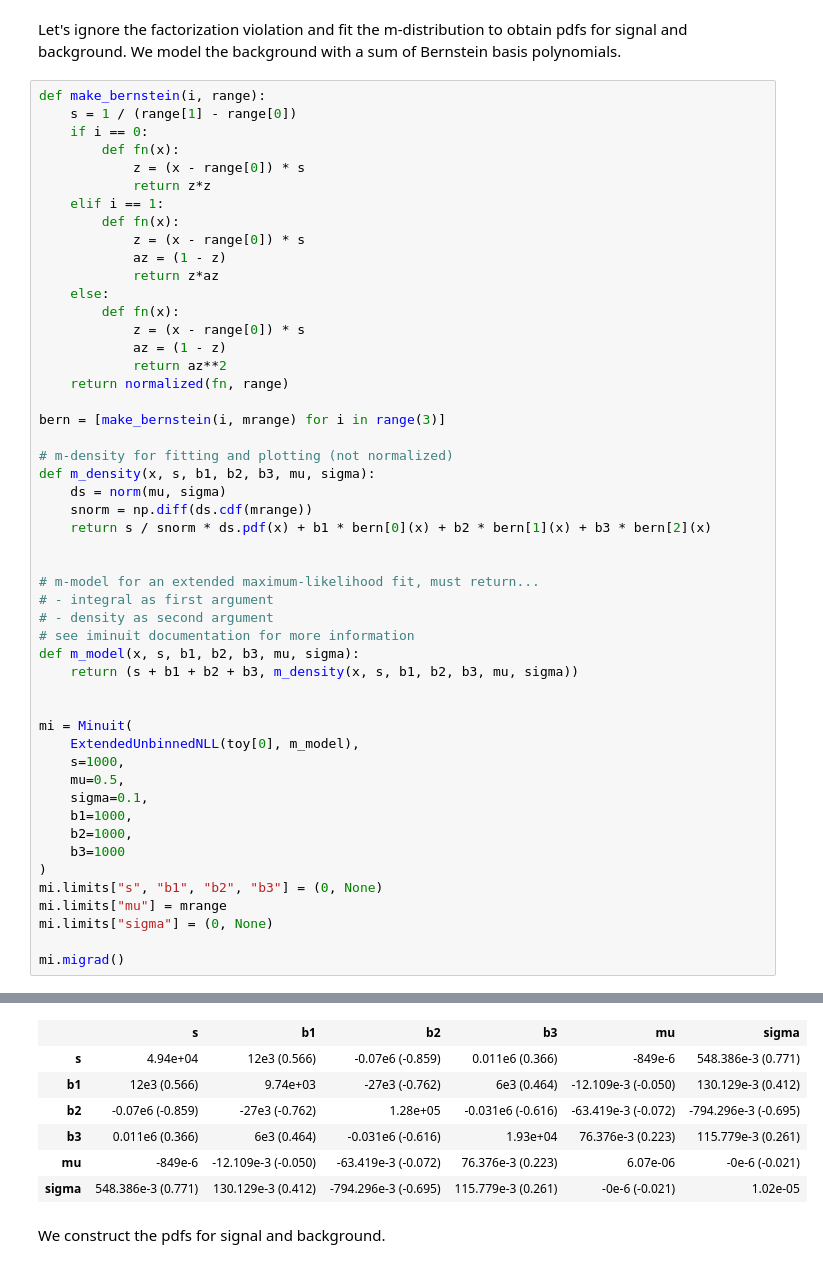
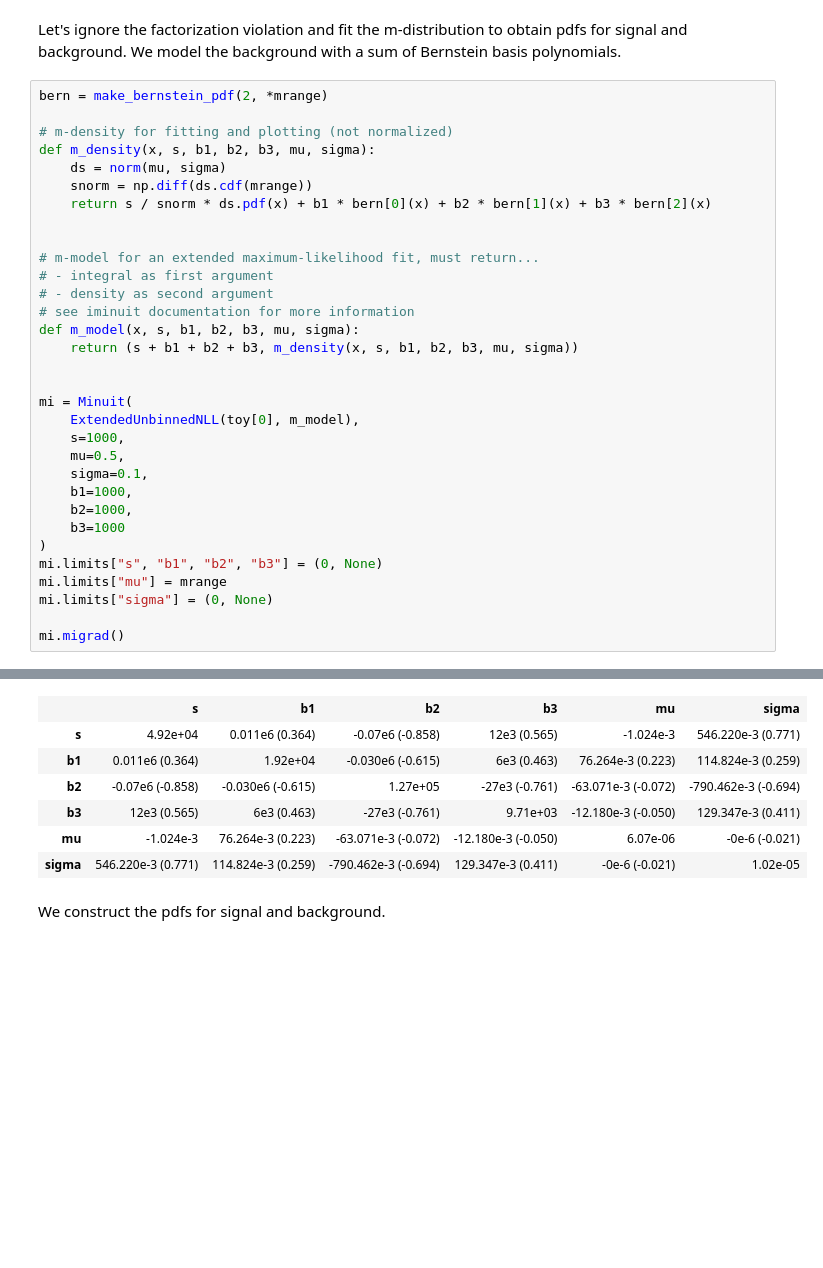
Before and after one commit to sweights/sweights, a Jupyter notebook: doc/notebooks/tutorial_factorization_violation.ipynb, the cells around one changed output, grey strips where cells are left out. Drawn from its saved outputs; the diff is of its cells as text; blank space fills up the shorter version.

```diff
--- a/doc/notebooks/tutorial_factorization_violation.ipynb
+++ b/doc/notebooks/tutorial_factorization_violation.ipynb
@@ -62,25 +62,7 @@ pvalue
 # %% [markdown]
 Let's ignore the factorization violation and fit the m-distribution to obtain pdfs for signal and background. We model the background with a sum of Bernstein basis polynomials.
 # %%
-def make_bernstein(i, range):
-    s = 1 / (range[1] - range[0])
-    if i == 0:
-        def fn(x):
-            z = (x - range[0]) * s
-            return z*z
-    elif i == 1:
-        def fn(x):
-            z = (x - range[0]) * s
-            az = (1 - z)
-            return z*az
-    else:
-        def fn(x):
-            z = (x - range[0]) * s
-            az = (1 - z)
-            return az**2
-    return normalized(fn, range)
-
-bern = [make_bernstein(i, mrange) for i in range(3)]
+bern = make_bernstein_pdf(2, *mrange)
 
 # m-density for fitting and plotting (not normalized)
 def m_density(x, s, b1, b2, b3, mu, sigma):
@@ -126,12 +108,12 @@ mi.migrad()
 | 4 | mu | 0.5008 | 0.0025 |  |  | 0 | 1 |  |
 | 5 | sigma | 0.1012 | 0.0032 |  |  | 0 |  |  |
 |  | s | b1 | b2 | b3 | mu | sigma |
-| s | 4.94e+04 | 12e3 (0.566) | -0.07e6 (-0.859) | 0.011e6 (0.366) | -849e-6 | 548.386e-3 (0.771) |
-| b1 | 12e3 (0.566) | 9.74e+03 | -27e3 (-0.762) | 6e3 (0.464) | -12.109e-3 (-0.050) | 130.129e-3 (0.412) |
-| b2 | -0.07e6 (-0.859) | -27e3 (-0.762) | 1.28e+05 | -0.031e6 (-0.616) | -63.419e-3 (-0.072) | -794.296e-3 (-0.695) |
-| b3 | 0.011e6 (0.366) | 6e3 (0.464) | -0.031e6 (-0.616) | 1.93e+04 | 76.376e-3 (0.223) | 115.779e-3 (0.261) |
-| mu | -849e-6 | -12.109e-3 (-0.050) | -63.419e-3 (-0.072) | 76.376e-3 (0.223) | 6.07e-06 | -0e-6 (-0.021) |
-| sigma | 548.386e-3 (0.771) | 130.129e-3 (0.412) | -794.296e-3 (-0.695) | 115.779e-3 (0.261) | -0e-6 (-0.021) | 1.02e-05 |
+| s | 4.92e+04 | 0.011e6 (0.364) | -0.07e6 (-0.858) | 12e3 (0.565) | -1.024e-3 | 546.220e-3 (0.771) |
+| b1 | 0.011e6 (0.364) | 1.92e+04 | -0.030e6 (-0.615) | 6e3 (0.463) | 76.264e-3 (0.223) | 114.824e-3 (0.259) |
+| b2 | -0.07e6 (-0.858) | -0.030e6 (-0.615) | 1.27e+05 | -27e3 (-0.761) | -63.071e-3 (-0.072) | -790.462e-3 (-0.694) |
+| b3 | 12e3 (0.565) | 6e3 (0.463) | -27e3 (-0.761) | 9.71e+03 | -12.180e-3 (-0.050) | 129.347e-3 (0.411) |
+| mu | -1.024e-3 | 76.264e-3 (0.223) | -63.071e-3 (-0.072) | -12.180e-3 (-0.050) | 6.07e-06 | -0e-6 (-0.021) |
+| sigma | 546.220e-3 (0.771) | 114.824e-3 (0.259) | -790.462e-3 (-0.694) | 129.347e-3 (0.411) | -0e-6 (-0.021) | 1.02e-05 |
 # %% [markdown]
 We construct the pdfs for signal and background.
 # %%
```
Also changed, not shown: parts of 2 cells of this notebook, 7 other files.
